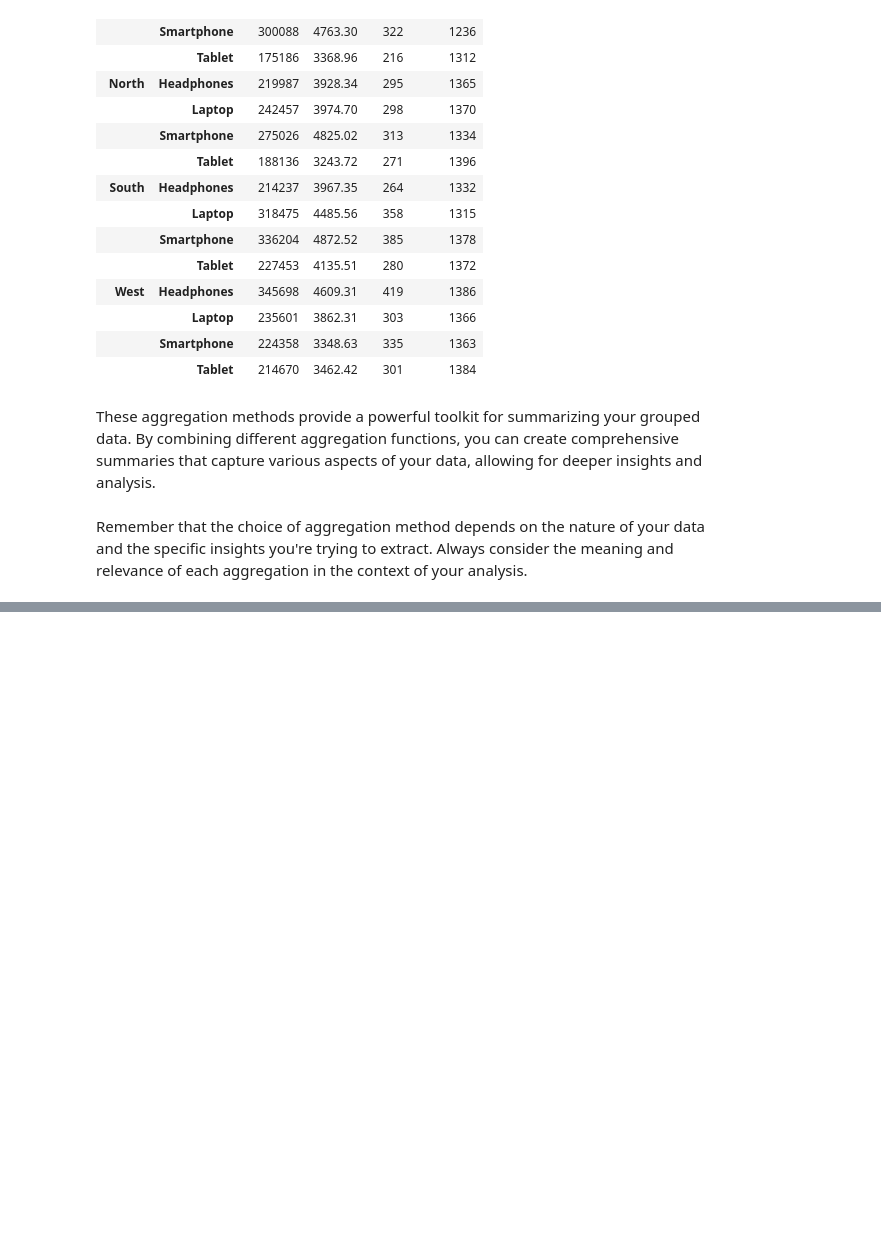
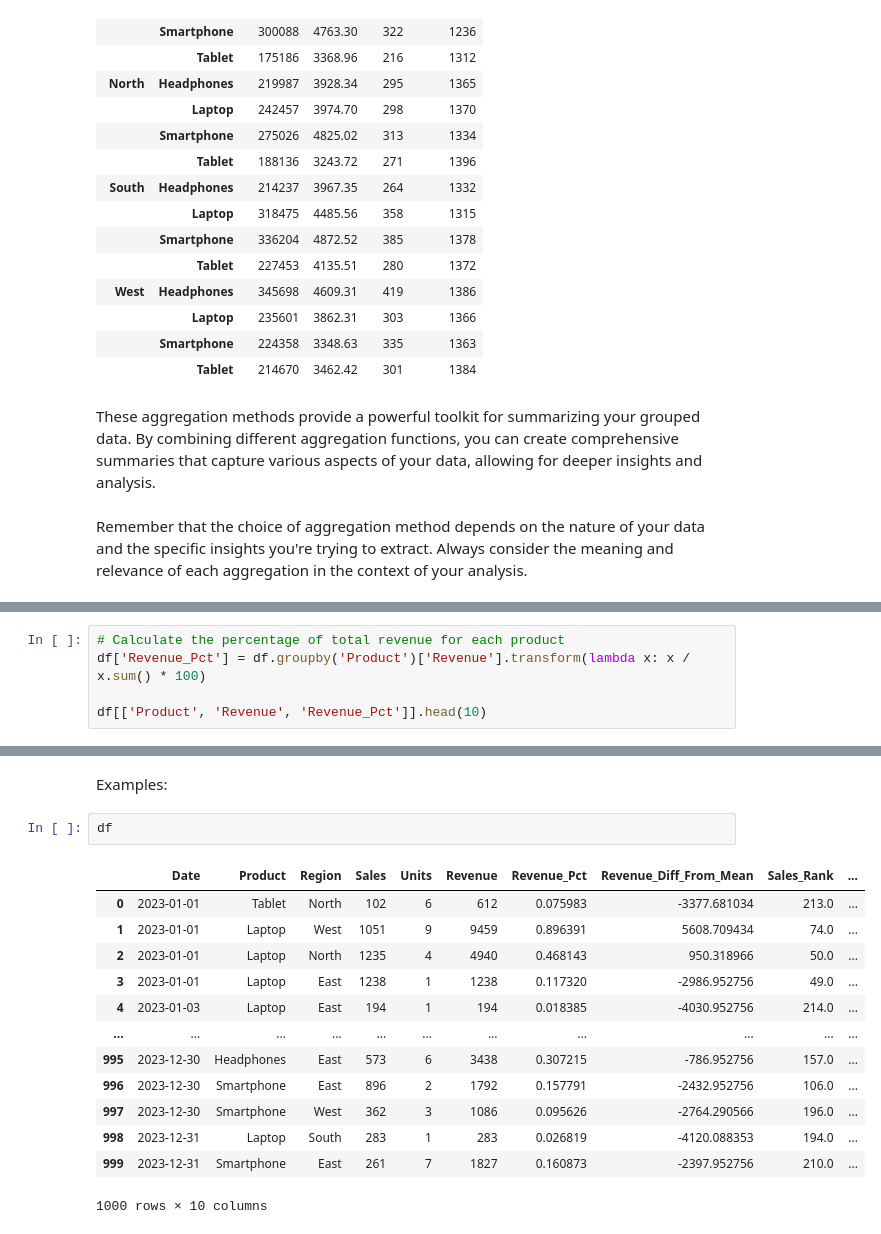
Before and after one commit to pytopia/Data-Processing-for-ML, a Jupyter notebook: Lectures/04 Pandas Fundamentals/13 Grouping and Aggregating Data.ipynb, the cells around one changed output, grey strips where cells are left out. Cells and saved outputs as stored; diff of their text form; blank space fills up the shorter version.

```diff
--- a/Lectures/04 Pandas Fundamentals/13 Grouping and Aggregating Data.ipynb
+++ b/Lectures/04 Pandas Fundamentals/13 Grouping and Aggregating Data.ipynb
@@ -564,0 +575,5 @@ Remember to choose the appropriate time granularity for your analysis based on t
+# %%
+# Calculate the percentage of total revenue for each product
+df['Revenue_Pct'] = df.groupby('Product')['Revenue'].transform(lambda x: x / x.sum() * 100)
+
+df[['Product', 'Revenue', 'Revenue_Pct']].head(10)
@@ -564,0 +662,18 @@ Remember to choose the appropriate time granularity for your analysis based on t
+# %% [markdown]
+Examples:
+# %%
+df
+# %% [output]
+|  | Date | Product | Region | Sales | Units | Revenue | Revenue_Pct | Revenue_Diff_From_Mean | Sales_Rank | ... |
+| 0 | 2023-01-01 | Tablet | North | 102 | 6 | 612 | 0.075983 | -3377.681034 | 213.0 | ... |
+| 1 | 2023-01-01 | Laptop | West | 1051 | 9 | 9459 | 0.896391 | 5608.709434 | 74.0 | ... |
+| 2 | 2023-01-01 | Laptop | North | 1235 | 4 | 4940 | 0.468143 | 950.318966 | 50.0 | ... |
+| 3 | 2023-01-01 | Laptop | East | 1238 | 1 | 1238 | 0.117320 | -2986.952756 | 49.0 | ... |
+| 4 | 2023-01-03 | Laptop | East | 194 | 1 | 194 | 0.018385 | -4030.952756 | 214.0 | ... |
+| ... | ... | ... | ... | ... | ... | ... | ... | ... | ... | ... |
+| 995 | 2023-12-30 | Headphones | East | 573 | 6 | 3438 | 0.307215 | -786.952756 | 157.0 | ... |
+| 996 | 2023-12-30 | Smartphone | East | 896 | 2 | 1792 | 0.157791 | -2432.952756 | 106.0 | ... |
+| 997 | 2023-12-30 | Smartphone | West | 362 | 3 | 1086 | 0.095626 | -2764.290566 | 196.0 | ... |
+| 998 | 2023-12-31 | Laptop | South | 283 | 1 | 283 | 0.026819 | -4120.088353 | 194.0 | ... |
+| 999 | 2023-12-31 | Smartphone | East | 261 | 7 | 1827 | 0.160873 | -2397.952756 | 210.0 | ... |
+1000 rows × 10 columns
```
Also changed, not shown: parts of 61 cells of this notebook, 12 other files.
